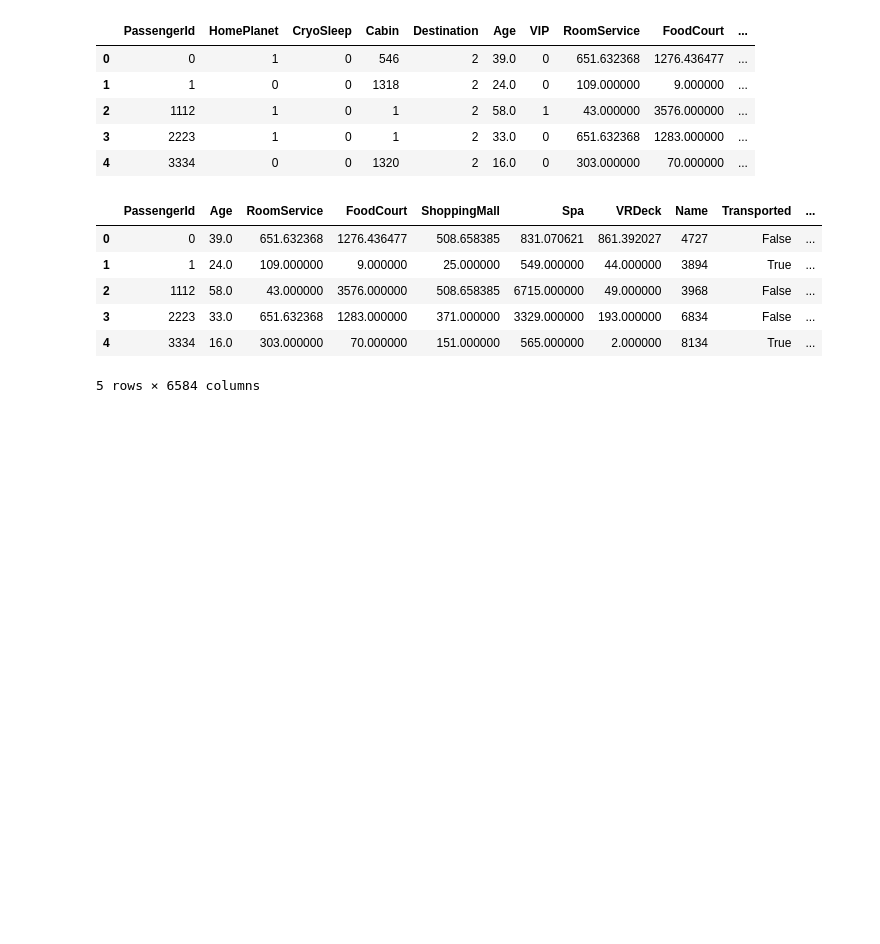
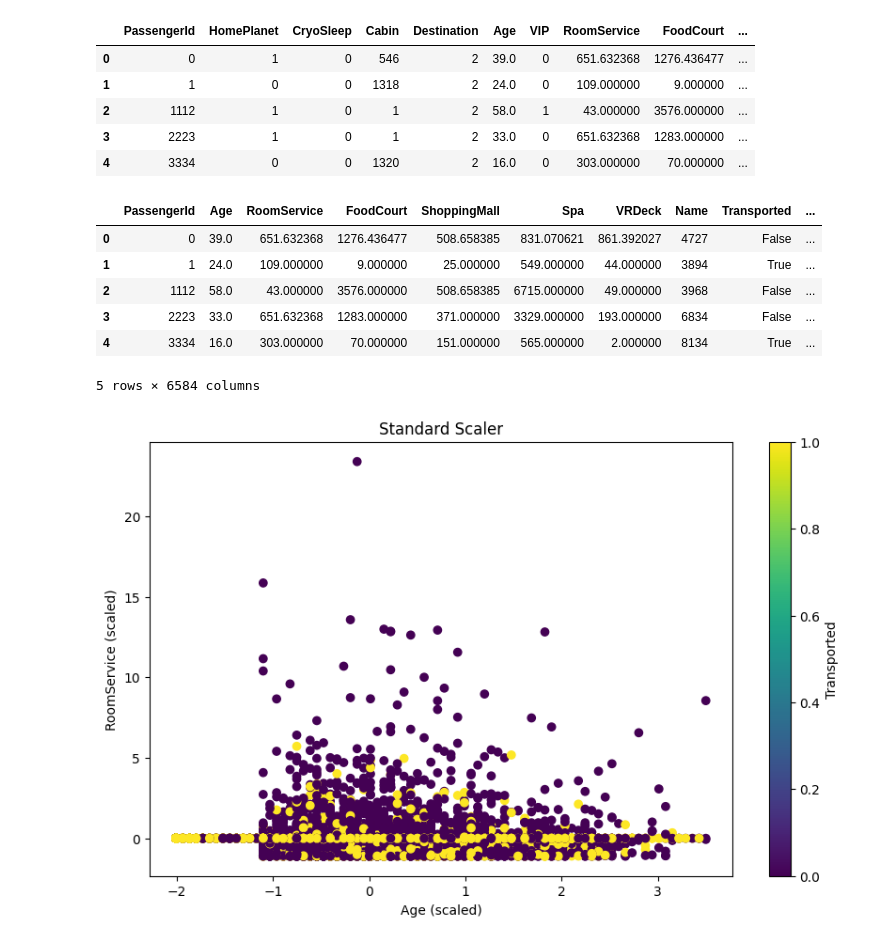
Before and after one commit to 7PAM2015-0509-23-Group7/Kaggle-Challenge, a Jupyter notebook: Kaggle_Challenge_notebook.ipynb, the cells around one changed output. Drawn from its saved outputs; the diff is of its cells as text; code cells hidden in the pictures; blank space fills up the shorter version.

```diff
--- a/Kaggle_Challenge_notebook.ipynb
+++ b/Kaggle_Challenge_notebook.ipynb
@@ -398,3 +398,27 @@ df.head()
 | 3 | 2223 | 33.0 | 651.632368 | 1283.000000 | 371.000000 | 3329.000000 | 193.000000 | 6834 | False | ... |
 | 4 | 3334 | 16.0 | 303.000000 | 70.000000 | 151.000000 | 565.000000 | 2.000000 | 8134 | True | ... |
 5 rows × 6584 columns
+# %%
+# 3. Scaling Numerical Features
+numerical_features = ['Age', 'RoomService', 'FoodCourt', 'ShoppingMall', 'Spa', 'VRDeck']
+scaler = StandardScaler()
+train[numerical_features] = scaler.fit_transform(train[numerical_features])
+# %%
+train_x = train.drop('Transported', axis=1)
+# %%
+# Standard scaler
+scaler = StandardScaler()
+train_scaled_np = scaler.fit_transform(train_x.values)
+train_scaled = pd.DataFrame(train_scaled_np, index=train_x.index, columns=train_x.columns)
+train_scaled.insert(0, 'Transported', train['Transported'], True)  # Adding the target variable column back again
+
+# Plotting
+plt.figure(figsize=(10, 6))
+plt.scatter(train_scaled['Age'], train_scaled['RoomService'], c=train_scaled['Transported'], cmap='viridis')
+plt.xlabel('Age (scaled)')
+plt.ylabel('RoomService (scaled)')
+plt.title('Standard Scaler')
+plt.colorbar(label='Transported')
+plt.show()
+# %% [output]
+[figure, added]
```
Also changed, not shown: parts of 1 cell of this notebook.
